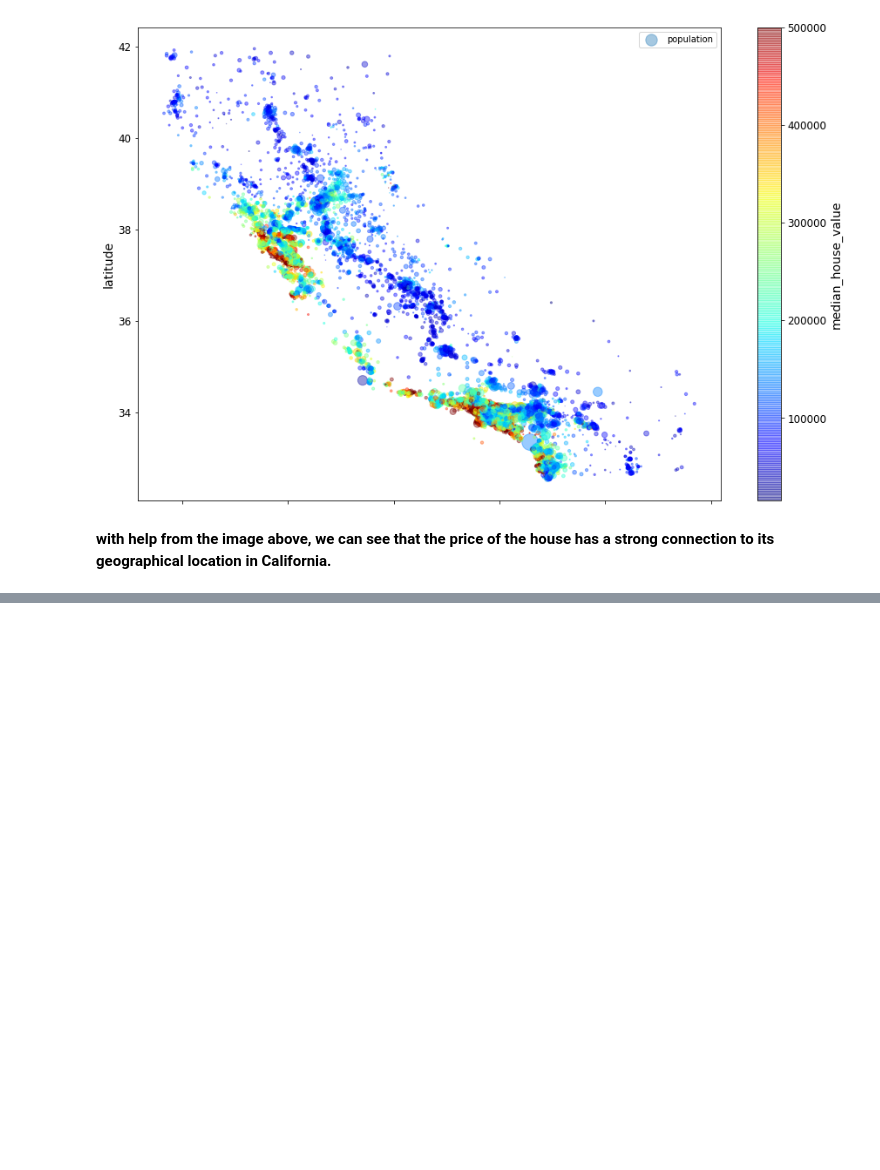
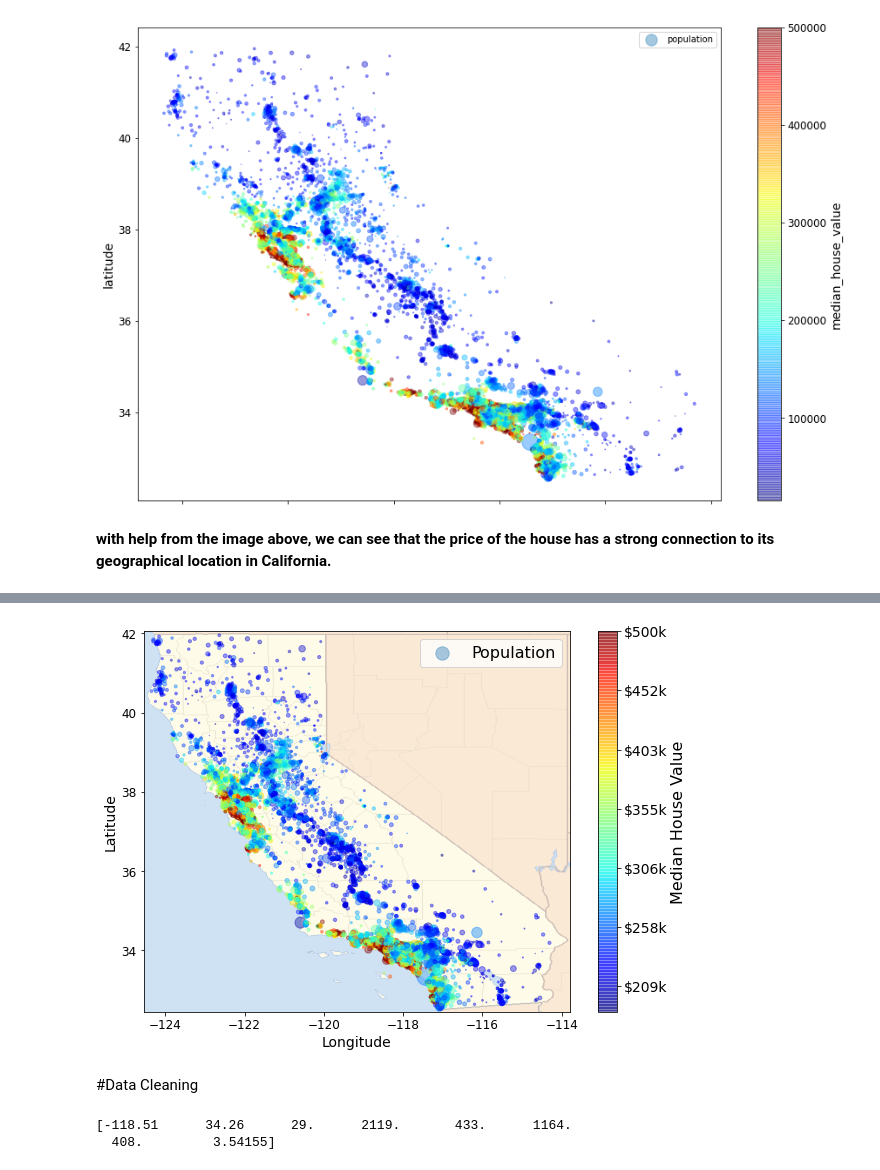
Before and after one commit to AlonBarak-dev/ML_project_California, a Jupyter notebook: Machine_learning_project.ipynb, the cells around one changed output, grey strips where cells are left out. Drawn from its saved outputs; the diff is of its cells as text; code cells hidden in the pictures; blank space fills up the shorter version.

Commit message:
started data cleaning

```diff
--- a/Machine_learning_project.ipynb
+++ b/Machine_learning_project.ipynb
@@ -201,0 +208,13 @@ plt.legend()
+# %%
+# Download the California image
+PROJECT_ROOT_DIR = "."
+CHAPTER_ID = "end_to_end_project"
+IMAGES_PATH = os.path.join(PROJECT_ROOT_DIR, "images", CHAPTER_ID)
+os.makedirs(IMAGES_PATH, exist_ok=True)
+images_path = os.path.join(PROJECT_ROOT_DIR, "images", "end_to_end_project")
+os.makedirs(images_path, exist_ok=True)
+DOWNLOAD_ROOT = "https://raw.githubusercontent.com/ageron/handson-ml2/master/"
+filename = "california.png"
+print("Downloading", filename)
+url = DOWNLOAD_ROOT + "images/end_to_end_project/" + filename
+urllib.request.urlretrieve(url, os.path.join(images_path, filename))
@@ -201,0 +225,31 @@ plt.legend()
+# %%
+import matplotlib.image as mpimg
+
+california_img=mpimg.imread(os.path.join(images_path, filename))
+
+ax = housing.plot(kind="scatter", x="longitude", y="latitude", figsize=(10,7),
+                  s=housing['population']/100, label="Population",
+                  c="median_house_value", cmap=plt.get_cmap("jet"),
+                  colorbar=False, alpha=0.4)
+
+plt.imshow(california_img, extent=[-124.55, -113.80, 32.45, 42.05], alpha=0.5,
+           cmap=plt.get_cmap("jet"))
+
+plt.ylabel("Latitude", fontsize=14)
+plt.xlabel("Longitude", fontsize=14)
+
+prices = housing["median_house_value"]
+tick_values = np.linspace(prices.min(), prices.max(), 11)
+
+# creating a color bar in order to explain the heat colors in the picture.
+cbar = plt.colorbar(ticks=tick_values/prices.max())
+cbar.ax.set_yticklabels(["$%dk"%(round(v/1000)) for v in tick_values], fontsize=14)
+cbar.set_label('Median House Value', fontsize=16)
+
+plt.legend(fontsize=16)
+# save_fig("california_housing_prices_plot")
+plt.show()
+# %% [output]
+[figure, added]
+# %% [markdown]
+#Data Cleaning
@@ -201,0 +259,13 @@ plt.legend()
+# %%
+from sklearn.impute import SimpleImputer
+imputer = SimpleImputer(strategy= "median")   # let the imputer take care of the missing values in the data by replacing it with the median value of each culomn.
+
+#drop the not number values so the imputer can run on the data.
+housing_numbers = housing.drop("ocean_proximity", axis=1)
+
+imputer.fit(housing_numbers)    # fit the imputer with our numeric data
+
+print(imputer.statistics_)
+# %% [output]
+[-118.51      34.26      29.      2119.       433.      1164.
+  408.         3.54155]
```
Also changed, not shown: parts of 5 cells of this notebook, 1 other file.
